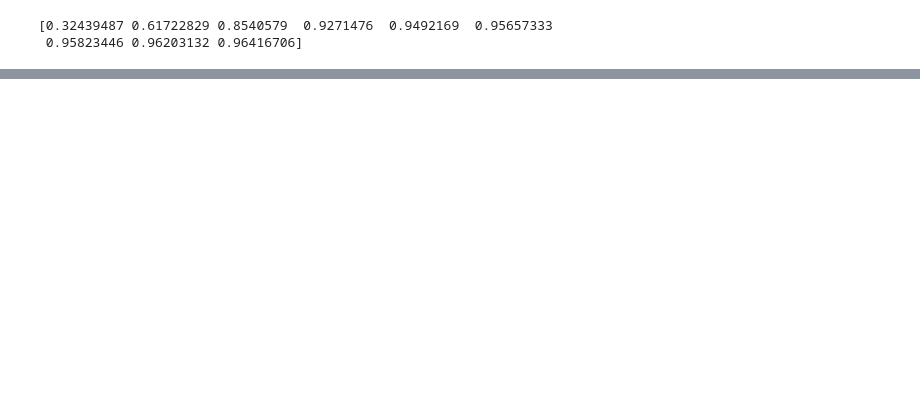
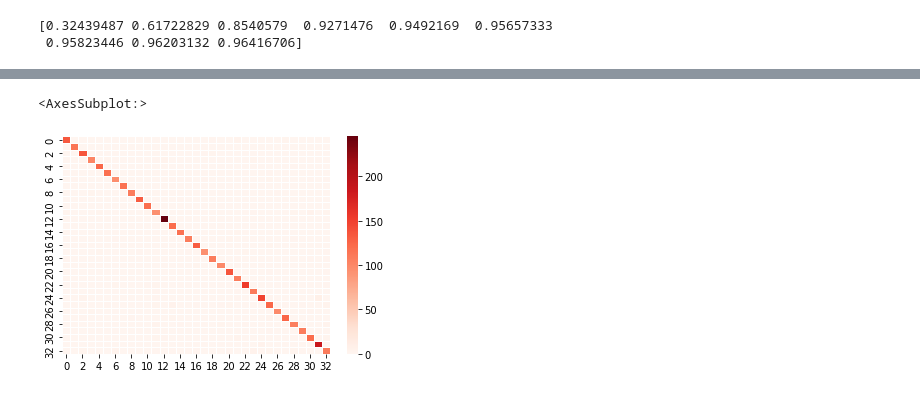
Before and after one commit to flomSStaar/IA-FruitRecognition, a Jupyter notebook: Fruit recognition.ipynb, the cells around one changed output, grey strips where cells are left out. Cells and saved outputs as stored; diff of their text form; code cells hidden in the pictures; blank space fills up the shorter version.

Commit message:
Modification du notebook (heatmap)

```diff
--- a/Fruit recognition.ipynb
+++ b/Fruit recognition.ipynb
@@ -254,0 +261,5 @@ print(mat_confusion)
+# %%
+sea.heatmap(mat_confusion,linewidths=True,cmap='Reds')
+# %% [output]
+<AxesSubplot:>
+[figure, added]
```
Also changed, not shown: parts of 11 cells of this notebook.
